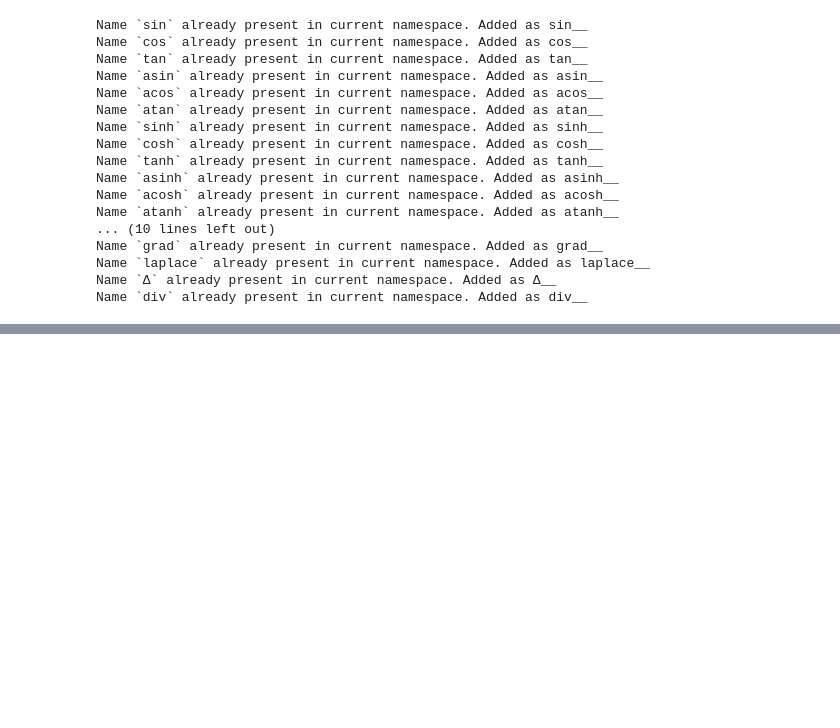
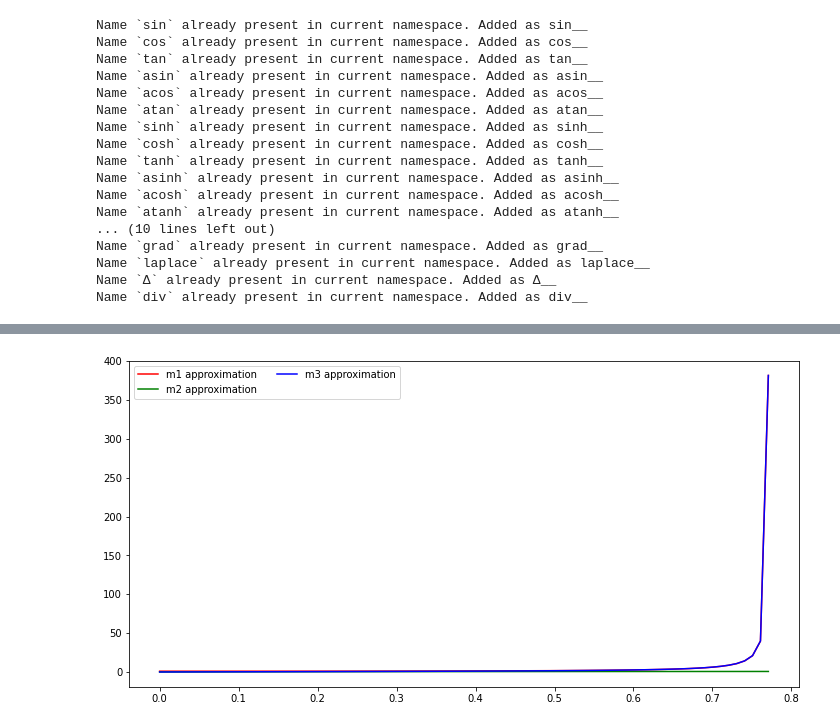
Before and after one commit to artemsuvorov/padifeq, a Jupyter notebook: notebook/my-system-of-ode.ipynb, the cells around one changed output, grey strips where cells are left out. Drawn from its saved outputs; the diff is of its cells as text; code cells hidden in the pictures; blank space fills up the shorter version.

```diff
--- a/notebook/my-system-of-ode.ipynb
+++ b/notebook/my-system-of-ode.ipynb
@@ -97,0 +111,21 @@ fig.show()
+# %%
+def system_of_odes(t, r):
+    m1, m2, m3 = r
+    dm1 = - GAMMA*(m2*H3 - m3*H2) - GAMMA*LAMBDA*(m1*m2*H2 - m2**2*H1 - m3**2*H1 - m1*m3*H3)
+    dm2 = - GAMMA*(m3*H1 - m1*H3) - GAMMA*LAMBDA*(m2*m3*H3 - m3**2*H2 - m1**2*H2 - m1*m2*H1)
+    dm3 = - GAMMA*(m1*H2 - m2*H1) - GAMMA*LAMBDA*(m1*m3*H1 - m1**2*H3 - m2**2*H2 - m2*m2*H2)
+    return dm1, dm2, dm3
+
+sol = integrate.solve_ivp(system_of_odes, (0, 10), (1, 0, 0), t_eval=np.linspace(0, 10, 1000))
+m1, m2, m3 = sol.y
+# %%
+pts = sol.t #np.linspace(0, 10, len(m1))
+
+fig, ax = plt.subplots(figsize=(12, 6))
+plt.plot(pts, m1, 'r', label='m1 approximation')
+plt.plot(pts, m2, 'g', label='m2 approximation')
+plt.plot(pts, m3, 'b', label='m3 approximation')
+plt.legend(ncol=2)
+fig.show()
+# %% [output]
+[figure, added]
```
Also changed, not shown: parts of 8 cells of this notebook.
